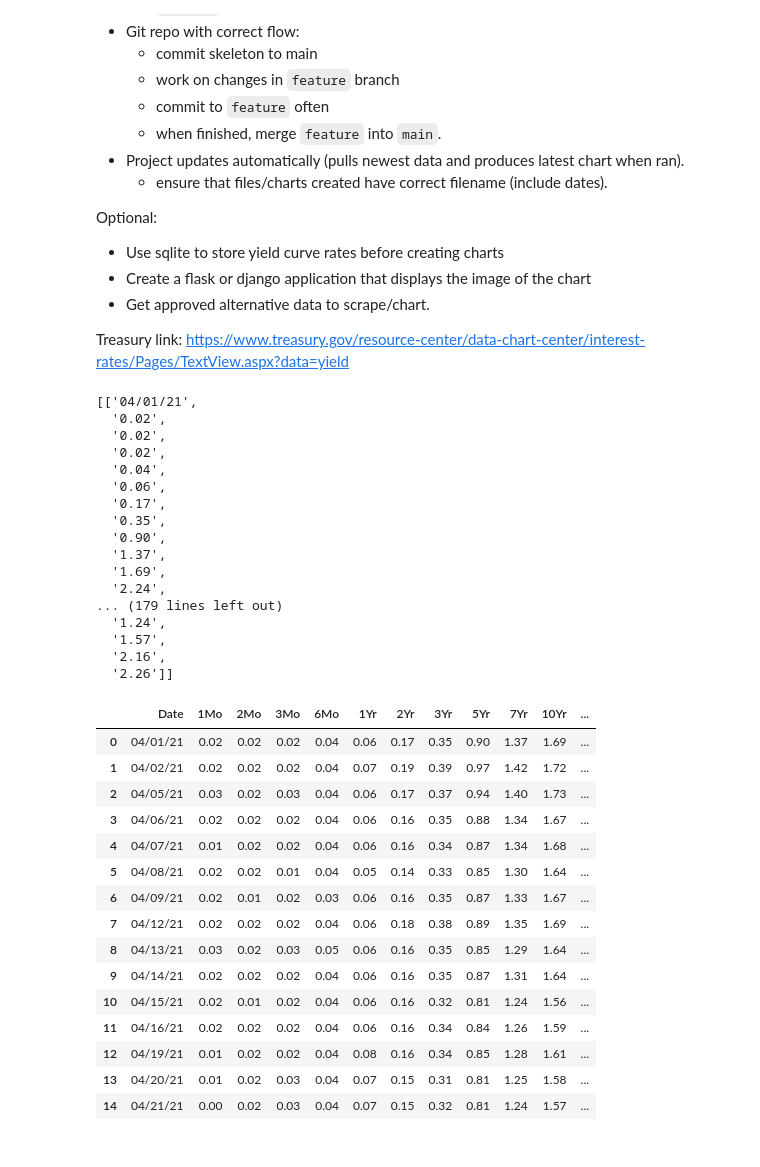
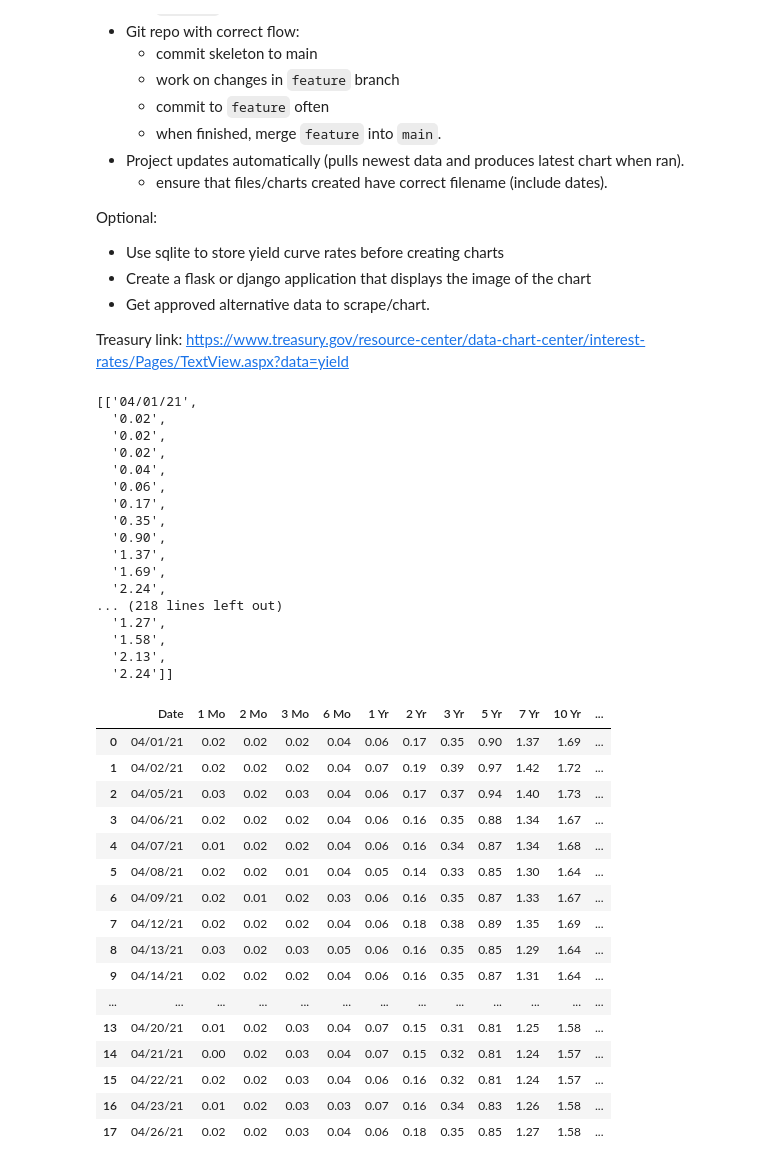
Before and after one commit to stanislava85/Jupyter_Notebooks_TKH, a Jupyter notebook: Projects/week-29-project.ipynb, the cells around one changed output. Cells and saved outputs as stored; diff of their text form; code cells hidden in the pictures.

```diff
--- a/Projects/week-29-project.ipynb
+++ b/Projects/week-29-project.ipynb
@@ -45,7 +51,4 @@ Treasury link: https://www.treasury.gov/resource-center/data-chart-center/intere
 # %%
-import requests
-from bs4 import BeautifulSoup
-import pandas as pd
 
 url = 'https://www.treasury.gov/resource-center/data-chart-center/interest-rates/Pages/TextView.aspx?data=yield'
 
@@ -61,10 +64,10 @@ def yield_curve(url):
         for td in tds:
             td_text = td.text.strip()
             #print(td_text)
-#             if td_text == '':
-#                 td_text = 0.0
-#             else:
-#                 td_text = td_text
+            if td_text == '':
+                td_text = 0.0
+            else:
+                td_text = td_text
             th_td_data_row.append(td_text)
         th_td_list.append(th_td_data_row)
         #print(th_td_list)
@@ -84,30 +87,30 @@ yield_curve(url)
   '1.37',
   '1.69',
   '2.24',
-... (179 lines left out)
-  '1.24',
-  '1.57',
-  '2.16',
-  '2.26']]
+... (218 lines left out)
+  '1.27',
+  '1.58',
+  '2.13',
+  '2.24']]
-# %%
-data = yield_curve(url)
-df = pd.DataFrame(data, columns= ["Date", "1Mo", "2Mo", "3Mo", "6Mo", "1Yr","2Yr",
-                                  "3Yr","5Yr","7Yr", "10Yr", "20Yr", "30Yr"])
-df
-# %% [output]
-|  | Date | 1Mo | 2Mo | 3Mo | 6Mo | 1Yr | 2Yr | 3Yr | 5Yr | 7Yr | 10Yr | ... |
-| 0 | 04/01/21 | 0.02 | 0.02 | 0.02 | 0.04 | 0.06 | 0.17 | 0.35 | 0.90 | 1.37 | 1.69 | ... |
-| 1 | 04/02/21 | 0.02 | 0.02 | 0.02 | 0.04 | 0.07 | 0.19 | 0.39 | 0.97 | 1.42 | 1.72 | ... |
-| 2 | 04/05/21 | 0.03 | 0.02 | 0.03 | 0.04 | 0.06 | 0.17 | 0.37 | 0.94 | 1.40 | 1.73 | ... |
-| 3 | 04/06/21 | 0.02 | 0.02 | 0.02 | 0.04 | 0.06 | 0.16 | 0.35 | 0.88 | 1.34 | 1.67 | ... |
-| 4 | 04/07/21 | 0.01 | 0.02 | 0.02 | 0.04 | 0.06 | 0.16 | 0.34 | 0.87 | 1.34 | 1.68 | ... |
-| 5 | 04/08/21 | 0.02 | 0.02 | 0.01 | 0.04 | 0.05 | 0.14 | 0.33 | 0.85 | 1.30 | 1.64 | ... |
-| 6 | 04/09/21 | 0.02 | 0.01 | 0.02 | 0.03 | 0.06 | 0.16 | 0.35 | 0.87 | 1.33 | 1.67 | ... |
-| 7 | 04/12/21 | 0.02 | 0.02 | 0.02 | 0.04 | 0.06 | 0.18 | 0.38 | 0.89 | 1.35 | 1.69 | ... |
-| 8 | 04/13/21 | 0.03 | 0.02 | 0.03 | 0.05 | 0.06 | 0.16 | 0.35 | 0.85 | 1.29 | 1.64 | ... |
-| 9 | 04/14/21 | 0.02 | 0.02 | 0.02 | 0.04 | 0.06 | 0.16 | 0.35 | 0.87 | 1.31 | 1.64 | ... |
-| 10 | 04/15/21 | 0.02 | 0.01 | 0.02 | 0.04 | 0.06 | 0.16 | 0.32 | 0.81 | 1.24 | 1.56 | ... |
-| 11 | 04/16/21 | 0.02 | 0.02 | 0.02 | 0.04 | 0.06 | 0.16 | 0.34 | 0.84 | 1.26 | 1.59 | ... |
-| 12 | 04/19/21 | 0.01 | 0.02 | 0.02 | 0.04 | 0.08 | 0.16 | 0.34 | 0.85 | 1.28 | 1.61 | ... |
-| 13 | 04/20/21 | 0.01 | 0.02 | 0.03 | 0.04 | 0.07 | 0.15 | 0.31 | 0.81 | 1.25 | 1.58 | ... |
-| 14 | 04/21/21 | 0.00 | 0.02 | 0.03 | 0.04 | 0.07 | 0.15 | 0.32 | 0.81 | 1.24 | 1.57 | ... |
+# %%
+data = yield_curve(url)
+df = pd.DataFrame(data, columns= ["Date", "1 Mo", "2 Mo", "3 Mo", "6 Mo", "1 Yr","2 Yr","3 Yr","5 Yr","7 Yr", "10 Yr", "20 Yr", "30 Yr"])
+df
+# %% [output]
+|  | Date | 1 Mo | 2 Mo | 3 Mo | 6 Mo | 1 Yr | 2 Yr | 3 Yr | 5 Yr | 7 Yr | 10 Yr | ... |
+| 0 | 04/01/21 | 0.02 | 0.02 | 0.02 | 0.04 | 0.06 | 0.17 | 0.35 | 0.90 | 1.37 | 1.69 | ... |
+| 1 | 04/02/21 | 0.02 | 0.02 | 0.02 | 0.04 | 0.07 | 0.19 | 0.39 | 0.97 | 1.42 | 1.72 | ... |
+| 2 | 04/05/21 | 0.03 | 0.02 | 0.03 | 0.04 | 0.06 | 0.17 | 0.37 | 0.94 | 1.40 | 1.73 | ... |
+| 3 | 04/06/21 | 0.02 | 0.02 | 0.02 | 0.04 | 0.06 | 0.16 | 0.35 | 0.88 | 1.34 | 1.67 | ... |
+| 4 | 04/07/21 | 0.01 | 0.02 | 0.02 | 0.04 | 0.06 | 0.16 | 0.34 | 0.87 | 1.34 | 1.68 | ... |
+| 5 | 04/08/21 | 0.02 | 0.02 | 0.01 | 0.04 | 0.05 | 0.14 | 0.33 | 0.85 | 1.30 | 1.64 | ... |
+| 6 | 04/09/21 | 0.02 | 0.01 | 0.02 | 0.03 | 0.06 | 0.16 | 0.35 | 0.87 | 1.33 | 1.67 | ... |
+| 7 | 04/12/21 | 0.02 | 0.02 | 0.02 | 0.04 | 0.06 | 0.18 | 0.38 | 0.89 | 1.35 | 1.69 | ... |
+| 8 | 04/13/21 | 0.03 | 0.02 | 0.03 | 0.05 | 0.06 | 0.16 | 0.35 | 0.85 | 1.29 | 1.64 | ... |
+| 9 | 04/14/21 | 0.02 | 0.02 | 0.02 | 0.04 | 0.06 | 0.16 | 0.35 | 0.87 | 1.31 | 1.64 | ... |
+| ... | ... | ... | ... | ... | ... | ... | ... | ... | ... | ... | ... | ... |
+| 13 | 04/20/21 | 0.01 | 0.02 | 0.03 | 0.04 | 0.07 | 0.15 | 0.31 | 0.81 | 1.25 | 1.58 | ... |
+| 14 | 04/21/21 | 0.00 | 0.02 | 0.03 | 0.04 | 0.07 | 0.15 | 0.32 | 0.81 | 1.24 | 1.57 | ... |
+| 15 | 04/22/21 | 0.02 | 0.02 | 0.03 | 0.04 | 0.06 | 0.16 | 0.32 | 0.81 | 1.24 | 1.57 | ... |
+| 16 | 04/23/21 | 0.01 | 0.02 | 0.03 | 0.03 | 0.07 | 0.16 | 0.34 | 0.83 | 1.26 | 1.58 | ... |
+| 17 | 04/26/21 | 0.02 | 0.02 | 0.03 | 0.04 | 0.06 | 0.18 | 0.35 | 0.85 | 1.27 | 1.58 | ... |
```
Also changed, not shown: parts of 4 cells of this notebook, 7 other files.
